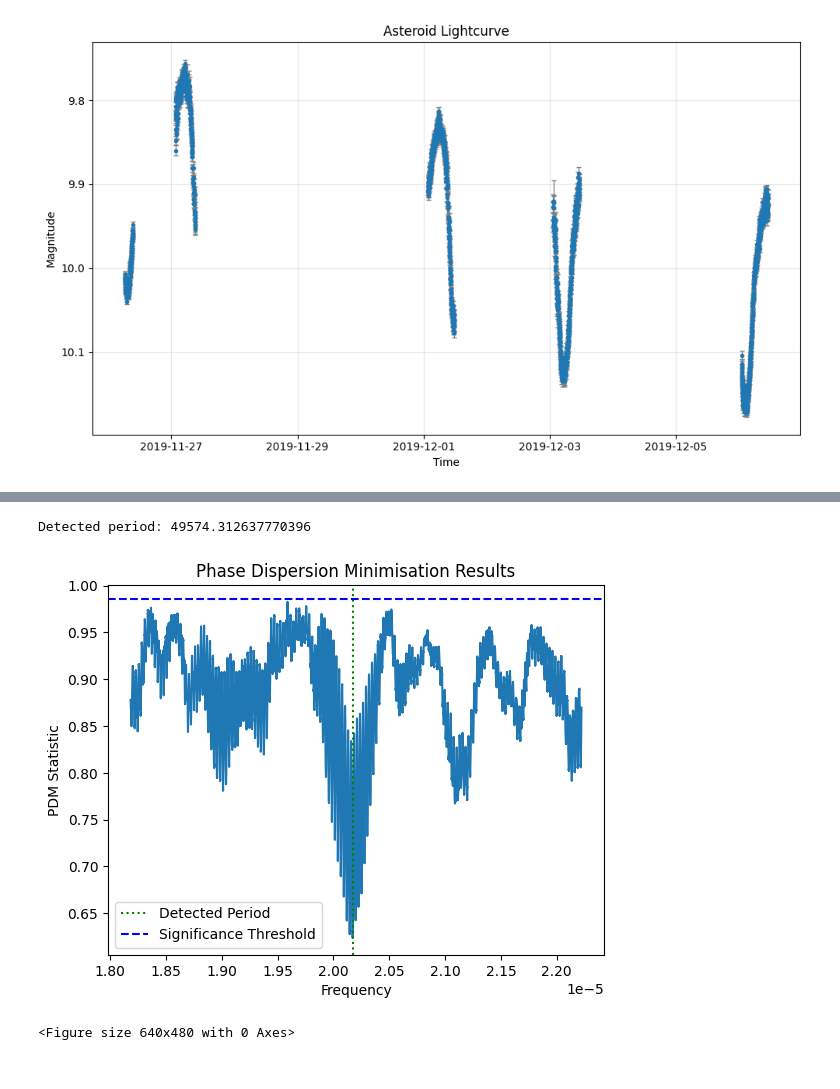
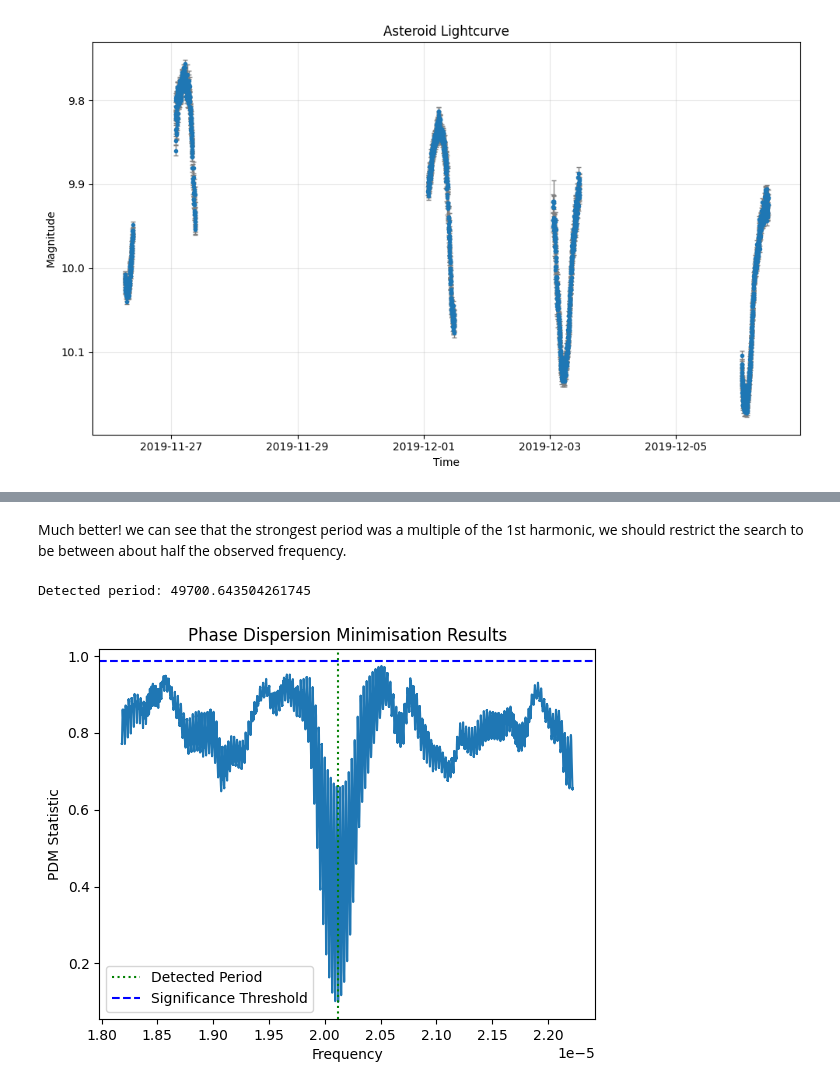
Before and after one commit to garfbild/PhaseDM, a Jupyter notebook: examples/asteroid_pdm.ipynb, the cells around one changed output, grey strips where cells are left out. Cells and saved outputs as stored; diff of their text form; code cells hidden in the pictures.

```diff
--- a/examples/asteroid_pdm.ipynb
+++ b/examples/asteroid_pdm.ipynb
@@ -126,0 +168,17 @@ plot_lightcurve(slice_t,slice_y,slice_errors)
+# %%
+min_freq = 1 / 100000
+
+max_freq = 1 / 20000
+n_bins = 100
+n_freqs = int(1e5)
+sig_theta = beta_test(len(t), n_bins, 0.00001)
+
+freq, theta = pdm(t, y, min_freq, max_freq, n_freqs, n_bins=n_bins, verbose=0)
+
+sorted_indices = np.argsort(theta)
+best_freq = freq[sorted_indices[0]]
+
+print(f"Detected period: {1/best_freq}")
+
+plot_theta(freq, theta, best_freq, sig_theta)
+plt.show()
@@ -126,0 +361,24 @@ plot_lightcurve(slice_t,slice_y,slice_errors)
+# %%
+def normalize_light_curve(apparent_mags, r, delta, phase_angle, H=5.65, G=0.15):
+    # Calculate phase function
+    alpha_rad = np.radians(phase_angle)
+    tan_half_alpha = np.tan(alpha_rad / 2)
+    phi1 = np.exp(-3.33 * np.power(tan_half_alpha, 0.63))
+    phi2 = np.exp(-1.87 * np.power(tan_half_alpha, 1.22))
+    phase_term = -2.5 * np.log10((1 - G) * phi1 + G * phi2)
+
+    # Calculate distance term
+    distance_term = 5 * np.log10(r * delta)
+
+    # Remove distance and phase effects
+    absolute_mags = apparent_mags - distance_term - phase_term
+
+    # Center the light curve around the H value
+    mean_absolute_mag = np.mean(absolute_mags)
+    normalized_mags = absolute_mags - mean_absolute_mag + H
+
+    return normalized_mags
+H = 5.65
+G = 0.15
+y_norm = normalize_light_curve(y, sun_dist, earth_dist, sun_phase, H, G)
+plot_lightcurve(t,y_norm,errors)
@@ -127,33 +414,33 @@ plot_lightcurve(slice_t,slice_y,slice_errors)
+# %% [markdown]
+Much better! we can see that the strongest period was a multiple of the 1st harmonic, we should restrict the search to be between about half the observed frequency.
 # %%
 min_freq = 1 / 55000
 
 max_freq = 1 / 45000
 n_bins = 100
 n_freqs = int(1e5)
 sig_theta = beta_test(len(t), n_bins, 0.00001)
 
-freq, theta = pdm(t, y, min_freq, max_freq, n_freqs, n_bins, verbose=0)
+freq, theta = pdm(t, y_norm, min_freq, max_freq, n_freqs, n_bins=n_bins, verbose=0)
 
 sorted_indices = np.argsort(theta)
 best_freq = freq[sorted_indices[0]]
 
 print(f"Detected period: {1/best_freq}")
 
 plt.figure()
 plt.plot(freq, theta)
 plt.axvline(best_freq, color="green", linestyle=":", label="Detected Period")
 
 plt.axhline(sig_theta, color="blue", linestyle="--", label="Significance Threshold")
 plt.xlabel("Frequency")
 plt.ylabel("PDM Statistic")
 plt.title("Phase Dispersion Minimisation Results")
 plt.legend()
 plt.show()
-plt.savefig("outputs\theta_plot.png")
 # %% [output]
-Detected period: 49574.312637770396
+Detected period: 49700.643504261745
-[figure, old version]
+[figure, new version]
-<Figure size 640x480 with 0 Axes>
 # %%
 ns_timestamps = t.astype(np.int64)
 # Convert nanoseconds to seconds (float)
```
Also changed, not shown: parts of 23 cells of this notebook, 9 other files.
